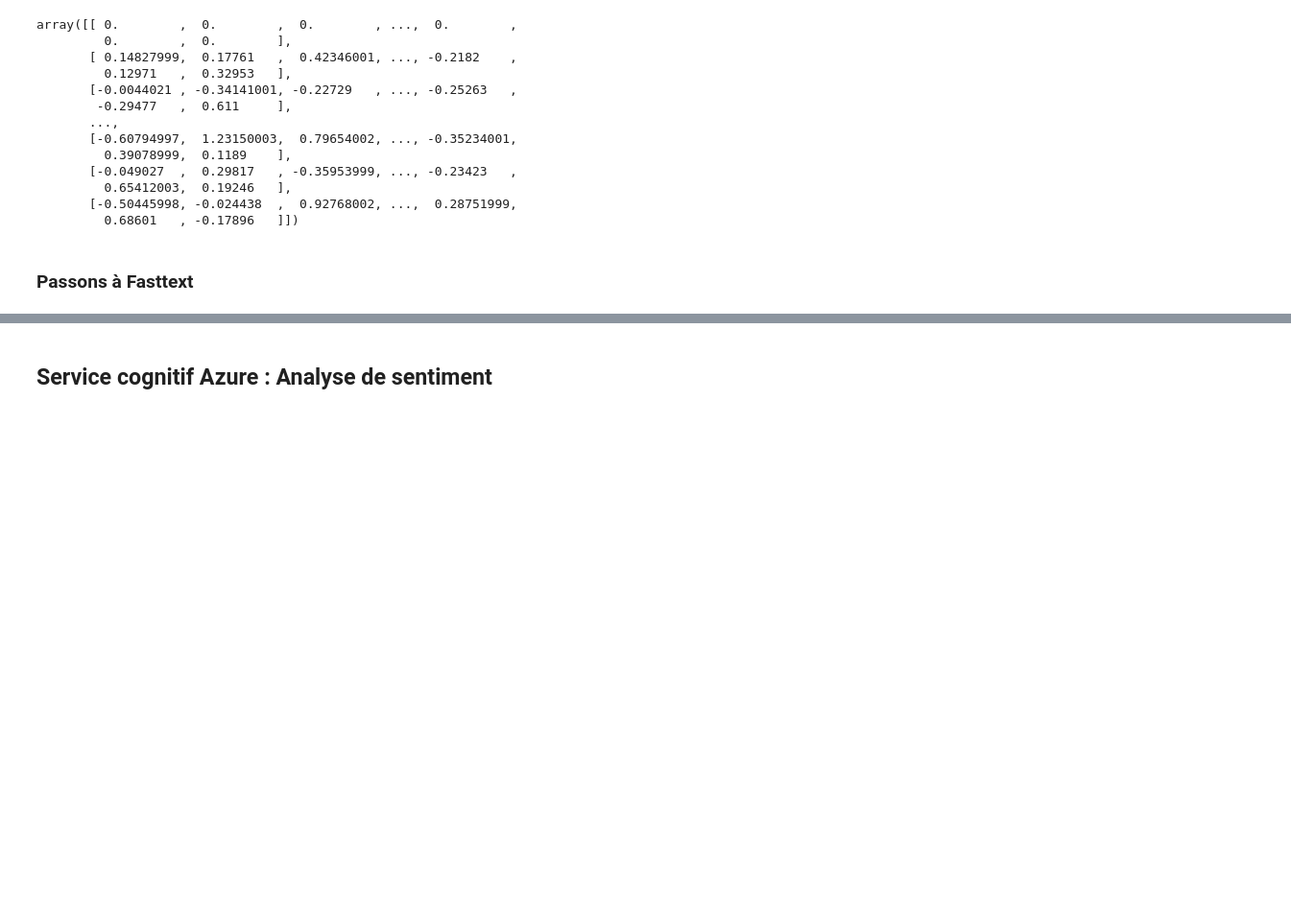
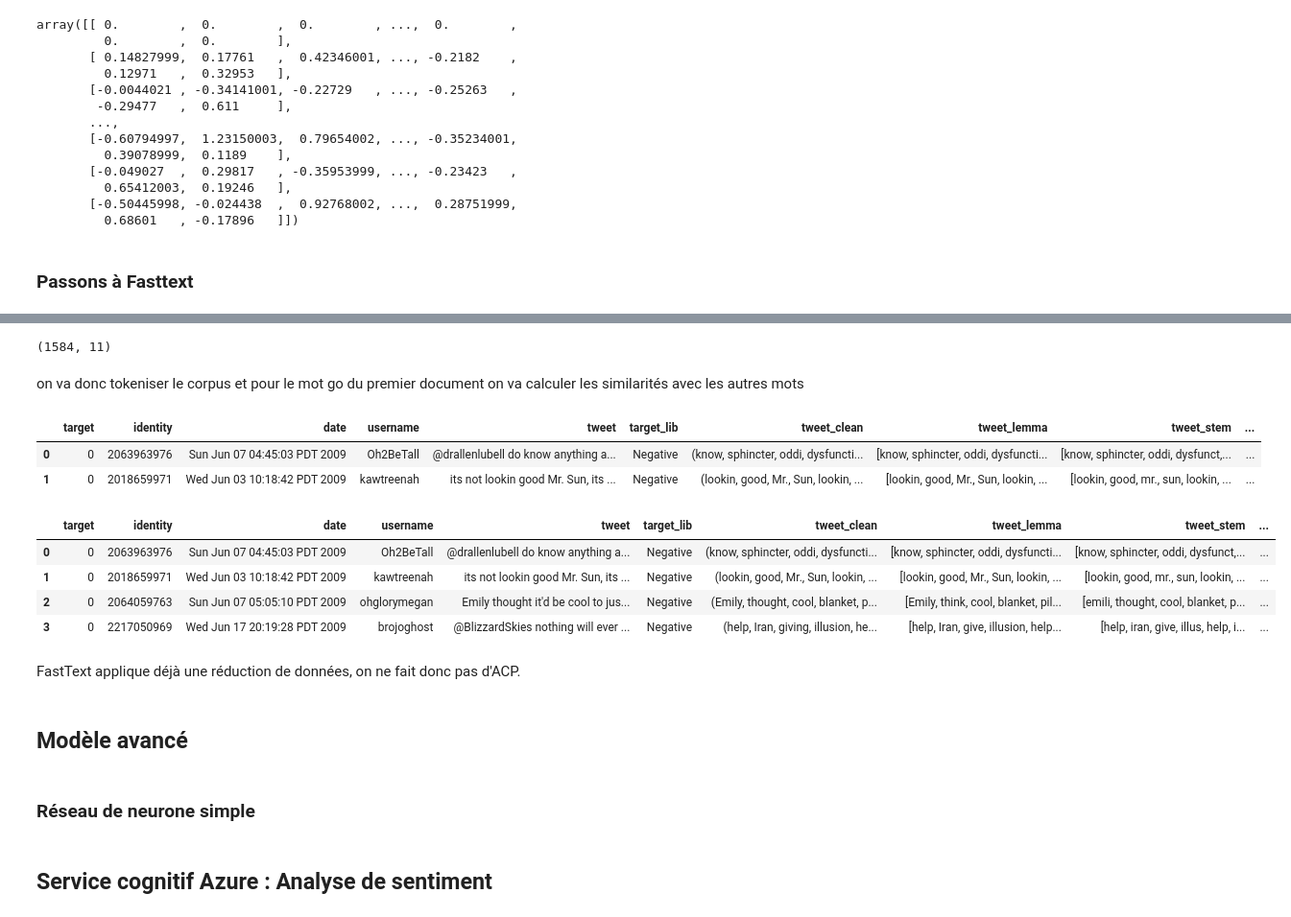
Before and after one commit to AurelieAAN/Project7_detection_des_tweets_d_insatisfactions_deep_learning, a Jupyter notebook: P7_02_scripts.ipynb, the cells around one changed output, grey strips where cells are left out. Shown at 96% size. Cells and saved outputs as stored; diff of their text form; code cells hidden in the pictures; blank space fills up the shorter version.

```diff
--- a/P7_02_scripts.ipynb
+++ b/P7_02_scripts.ipynb
@@ -743,11 +853,11 @@ from gensim.models import FastText
 embedding_size = 300
 window_size = 5
 min_word = 5
-down_sampling = 1e-2
+#down_sampling = 1e-2
 
 fast_Text_model = FastText(df["tweet_lemma"],
                       window=window_size,
                       min_count=min_word,
-                      sample=down_sampling,
+                      #sample=down_sampling,
                       workers = 4,
                       sg=1)
@@ -841,13 +863,0 @@ print(len(all_similar_words))
-# %%
-word_vectors = fast_Text_model.wv[all_similar_words]
-
-pca = PCA(n_components=2)
-
-p_comps = pca.fit_transform(word_vectors)
-word_names = all_similar_words
-
-plt.figure(figsize=(18, 10))
-plt.scatter(p_comps[:, 0], p_comps[:, 1], c='red')
-
-for word_names, x, y in zip(word_names, p_comps[:, 0], p_comps[:, 1]):
-    plt.annotate(word_names, xy=(x, y), xytext=(0, 0), textcoords='offset points')
@@ -862,3 +897,42 @@ gc.collect()
+# %%
+df.shape
+# %% [output]
+(1584, 11)
+# %% [markdown]
+on va donc tokeniser le corpus et pour le mot go du premier document on va calculer les similarités avec les autres mots
+# %%
+def get_vect(word, model):
+    try:
+        return model.wv[word]
+    except KeyError:
+        return np.zeros((model.vector_size,))
+
+def sum_vectors(phrase, model):
+    return sum(get_vect(w, model) for w in phrase)
+# %%
+df.head(2)
+# %% [output]
+|  | target | identity | date | username | tweet | target_lib | tweet_clean | tweet_lemma | tweet_stem | ... |
+| 0 | 0 | 2063963976 | Sun Jun 07 04:45:03 PDT 2009 | Oh2BeTall | @drallenlubell do know anything a... | Negative | (know, sphincter, oddi, dysfuncti... | [know, sphincter, oddi, dysfuncti... | [know, sphincter, oddi, dysfunct,... | ... |
+| 1 | 0 | 2018659971 | Wed Jun 03 10:18:42 PDT 2009 | kawtreenah | its not lookin good Mr. Sun, its ... | Negative | (lookin, good, Mr., Sun, lookin, ... | [lookin, good, Mr., Sun, lookin, ... | [lookin, good, mr., sun, lookin, ... | ... |
+# %%
+
+df["vector"] = df["tweet_lemma"].progress_apply(lambda x: [ sum_vectors(y, fast_Text_model)  for y in x])
+#wv_train_feat.shape
+# %%
+df.head(4)
+# %% [output]
+|  | target | identity | date | username | tweet | target_lib | tweet_clean | tweet_lemma | tweet_stem | ... |
+| 0 | 0 | 2063963976 | Sun Jun 07 04:45:03 PDT 2009 | Oh2BeTall | @drallenlubell do know anything a... | Negative | (know, sphincter, oddi, dysfuncti... | [know, sphincter, oddi, dysfuncti... | [know, sphincter, oddi, dysfunct,... | ... |
+| 1 | 0 | 2018659971 | Wed Jun 03 10:18:42 PDT 2009 | kawtreenah | its not lookin good Mr. Sun, its ... | Negative | (lookin, good, Mr., Sun, lookin, ... | [lookin, good, Mr., Sun, lookin, ... | [lookin, good, mr., sun, lookin, ... | ... |
+| 2 | 0 | 2064059763 | Sun Jun 07 05:05:10 PDT 2009 | ohglorymegan | Emily thought it'd be cool to jus... | Negative | (Emily, thought, cool, blanket, p... | [Emily, think, cool, blanket, pil... | [emili, thought, cool, blanket, p... | ... |
+| 3 | 0 | 2217050969 | Wed Jun 17 20:19:28 PDT 2009 | brojoghost | @BlizzardSkies nothing will ever ... | Negative | (help, Iran, giving, illusion, he... | [help, Iran, give, illusion, help... | [help, iran, give, illus, help, i... | ... |
+# %% [markdown]
+FastText applique déjà une réduction de données, on ne fait donc pas d'ACP.
+# %% [markdown]
+## Modèle avancé
+# %% [markdown]
+### Réseau de neurone simple
 # %% [markdown]
 ## Service cognitif Azure : Analyse de sentiment
 # %% [markdown]
```
Also changed, not shown: parts of 83 cells of this notebook, 5 other files.
